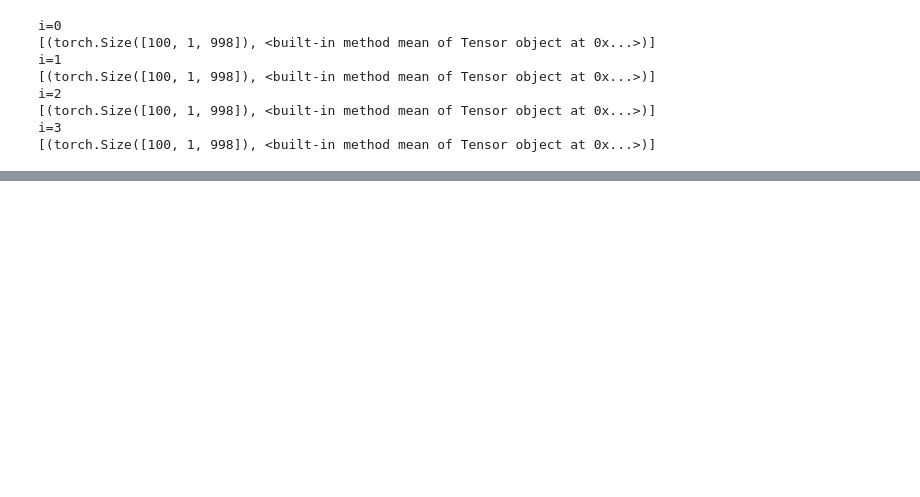
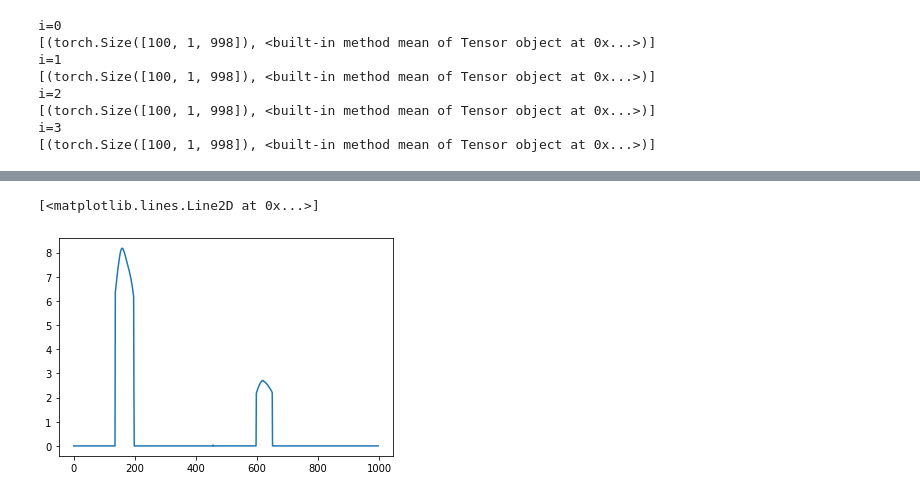
Before and after one commit to benkrikler/wavefilter, a Jupyter notebook: notebooks/develop_simple_pulse_finder_torch.ipynb, the cells around one changed output, grey strips where cells are left out. Cells and saved outputs as stored; diff of their text form; code cells hidden in the pictures; blank space fills up the shorter version.

```diff
--- a/notebooks/develop_simple_pulse_finder_torch.ipynb
+++ b/notebooks/develop_simple_pulse_finder_torch.ipynb
@@ -284,3 +400,9 @@ for i in np.random.randint(len(data), size=10):
+# %%
+plt.plot(activations["encode"][0].cpu().numpy())
+#plt.yscale("log")
+# %% [output]
+[<matplotlib.lines.Line2D at 0x...>]
+[figure, added]
 # %%
 for n, p in model.named_parameters():
   print(n, p)
```
Also changed, not shown: parts of 12 cells of this notebook.
